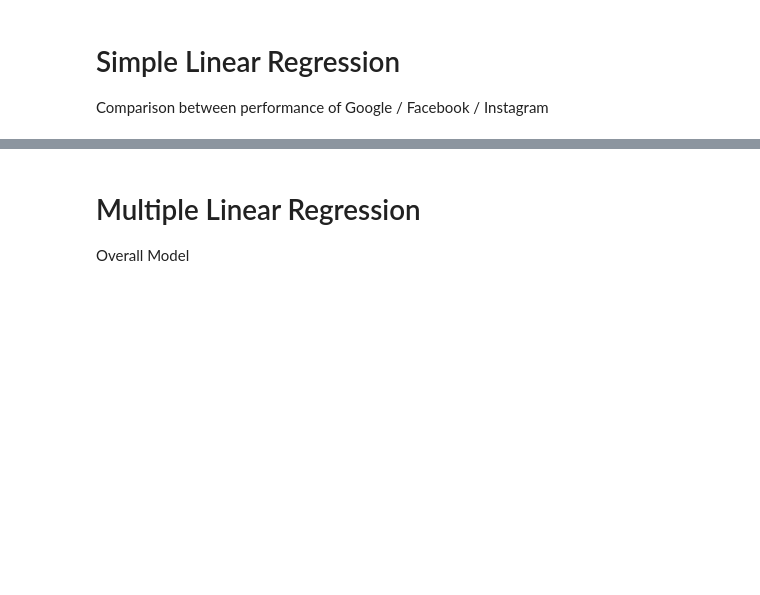
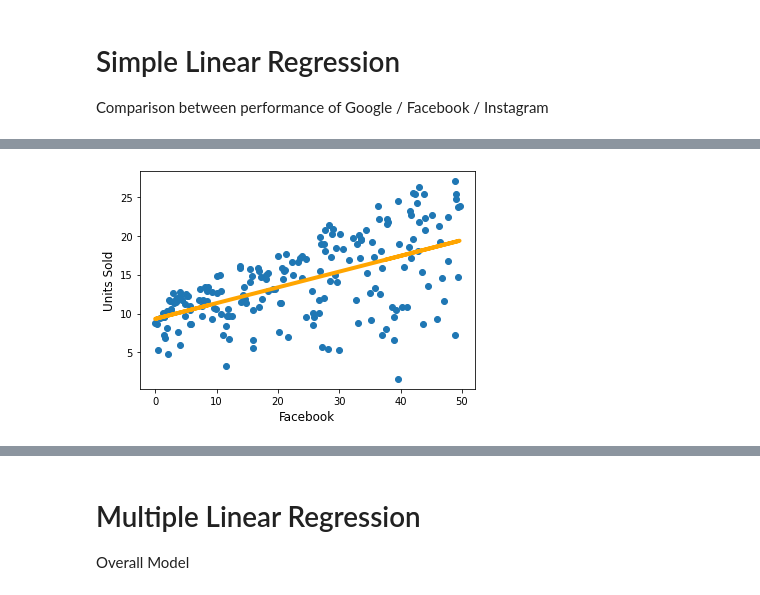
Before and after one commit to abbylmm/DS_Uncut, a Jupyter notebook: social_ads.ipynb, the cells around one changed output, grey strips where cells are left out. Drawn from its saved outputs; the diff is of its cells as text; code cells hidden in the pictures; blank space fills up the shorter version.

```diff
--- a/social_ads.ipynb
+++ b/social_ads.ipynb
@@ -218,0 +228,9 @@ Total Revenue: $89,103,585
+# %%
+plt.scatter(X2, y)
+yhat = 0.2025 * X2 + 9.3116
+fig = plt.plot(X2, yhat, lw=4, c='orange', label='regression line')
+plt.xlabel('Facebook', fontsize=12)
+plt.ylabel('Units Sold', fontsize=12)
+plt.show()
+# %% [output]
+[figure, added]
```
Also changed, not shown: parts of 8 cells of this notebook.
